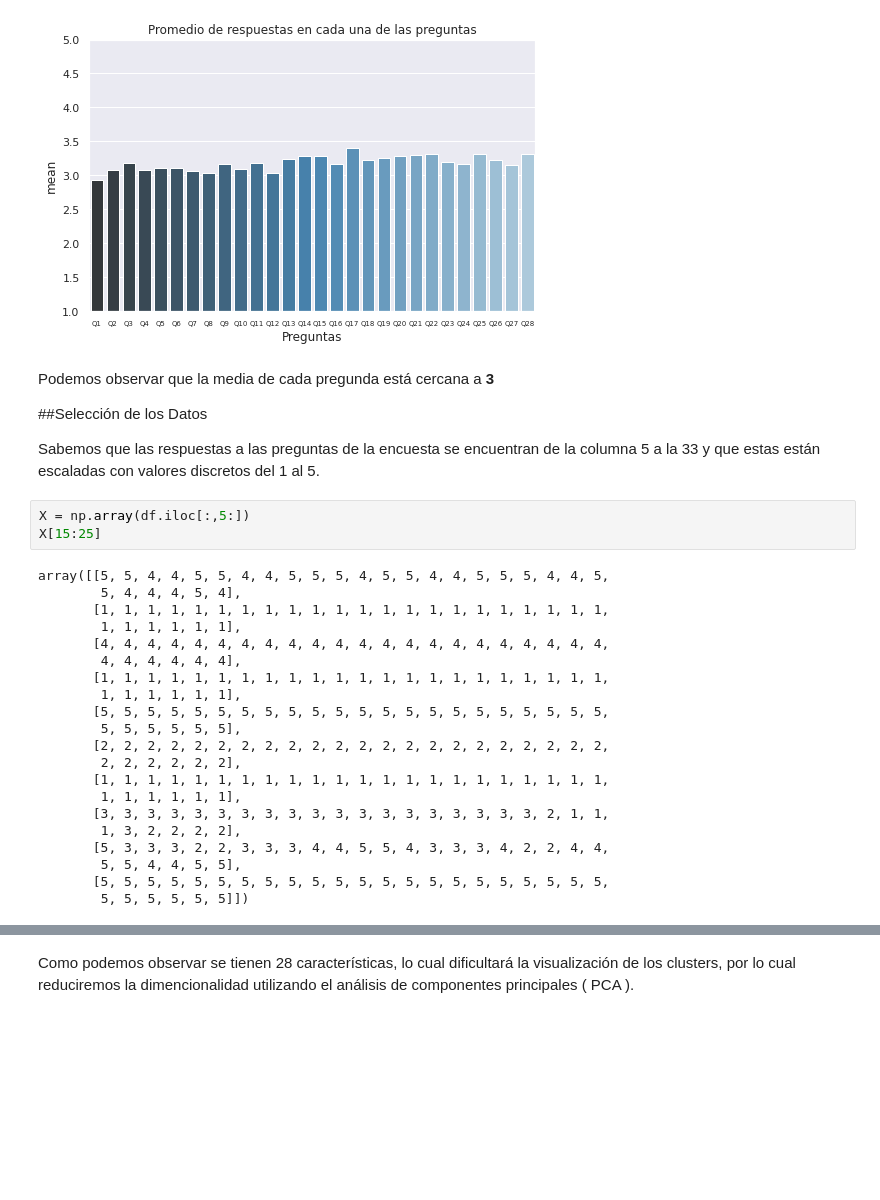
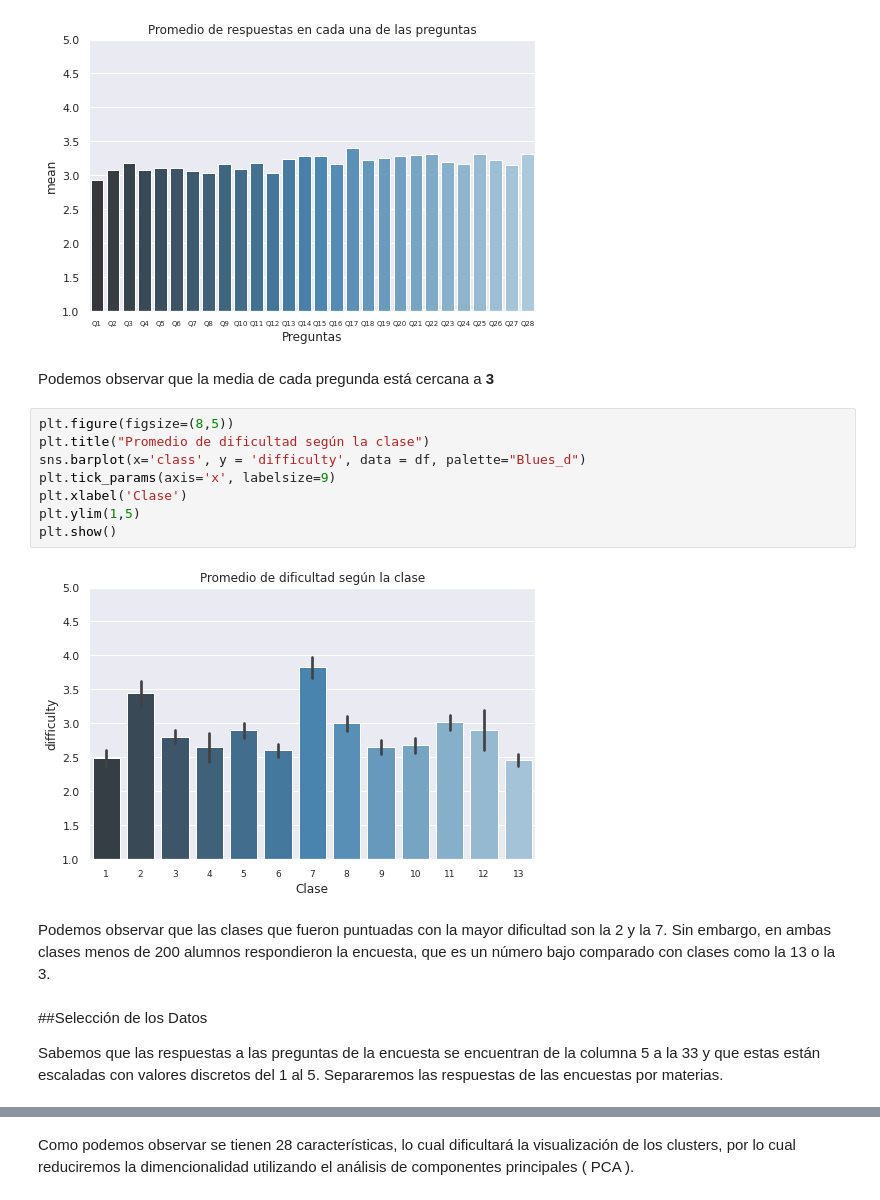
Before and after one commit to SarahLares/Clustering_on_Survery, a Jupyter notebook: Tarea_3_Clustering.ipynb, the cells around one changed output, grey strips where cells are left out. Saved outputs shown, nothing was run; the diff lists cells and outputs as text; blank space fills up the shorter version.

```diff
--- a/Tarea_3_Clustering.ipynb
+++ b/Tarea_3_Clustering.ipynb
@@ -153,34 +153,21 @@ plt.ylim(1,5)
 plt.show()
 # %% [output]
 [figure]
+# %% [markdown]
+Podemos observar que la media de cada pregunda está cercana a **3**
+# %%
+plt.figure(figsize=(8,5))
+plt.title("Promedio de dificultad según la clase")
+sns.barplot(x='class', y = 'difficulty', data = df, palette="Blues_d")
+plt.tick_params(axis='x', labelsize=9)
+plt.xlabel('Clase')
+plt.ylim(1,5)
+plt.show()
+# %% [output]
+[figure, added]
+# %% [markdown]
+Podemos observar que las clases que fueron puntuadas con la mayor dificultad son la 2 y la 7. Sin embargo, en ambas clases menos de 200 alumnos respondieron la encuesta, que es un número bajo comparado con clases como la 13 o la 3.
 # %% [markdown]
-Podemos observar que la media de cada pregunda está cercana a **3**
-
-
 ##Selección de los Datos
 
-Sabemos que las respuestas a las preguntas de la encuesta se encuentran de la columna 5 a la 33 y que estas están escaladas con valores discretos del 1 al 5.
+Sabemos que las respuestas a las preguntas de la encuesta se encuentran de la columna 5 a la 33 y que estas están escaladas con valores discretos del 1 al 5. Separaremos las respuestas de las encuestas por materias.
-# %%
-X = np.array(df.iloc[:,5:])
-X[15:25]
-# %% [output]
-array([[5, 5, 4, 4, 5, 5, 4, 4, 5, 5, 5, 4, 5, 5, 4, 4, 5, 5, 5, 4, 4, 5,
-        5, 4, 4, 4, 5, 4],
-       [1, 1, 1, 1, 1, 1, 1, 1, 1, 1, 1, 1, 1, 1, 1, 1, 1, 1, 1, 1, 1, 1,
-        1, 1, 1, 1, 1, 1],
-       [4, 4, 4, 4, 4, 4, 4, 4, 4, 4, 4, 4, 4, 4, 4, 4, 4, 4, 4, 4, 4, 4,
-        4, 4, 4, 4, 4, 4],
-       [1, 1, 1, 1, 1, 1, 1, 1, 1, 1, 1, 1, 1, 1, 1, 1, 1, 1, 1, 1, 1, 1,
-        1, 1, 1, 1, 1, 1],
-       [5, 5, 5, 5, 5, 5, 5, 5, 5, 5, 5, 5, 5, 5, 5, 5, 5, 5, 5, 5, 5, 5,
-        5, 5, 5, 5, 5, 5],
-       [2, 2, 2, 2, 2, 2, 2, 2, 2, 2, 2, 2, 2, 2, 2, 2, 2, 2, 2, 2, 2, 2,
-        2, 2, 2, 2, 2, 2],
-       [1, 1, 1, 1, 1, 1, 1, 1, 1, 1, 1, 1, 1, 1, 1, 1, 1, 1, 1, 1, 1, 1,
-        1, 1, 1, 1, 1, 1],
-       [3, 3, 3, 3, 3, 3, 3, 3, 3, 3, 3, 3, 3, 3, 3, 3, 3, 3, 3, 2, 1, 1,
-        1, 3, 2, 2, 2, 2],
-       [5, 3, 3, 3, 2, 2, 3, 3, 3, 4, 4, 5, 5, 4, 3, 3, 3, 4, 2, 2, 4, 4,
-        5, 5, 4, 4, 5, 5],
-       [5, 5, 5, 5, 5, 5, 5, 5, 5, 5, 5, 5, 5, 5, 5, 5, 5, 5, 5, 5, 5, 5,
-        5, 5, 5, 5, 5, 5]])
```
Also changed, not shown: parts of 14 cells of this notebook.
